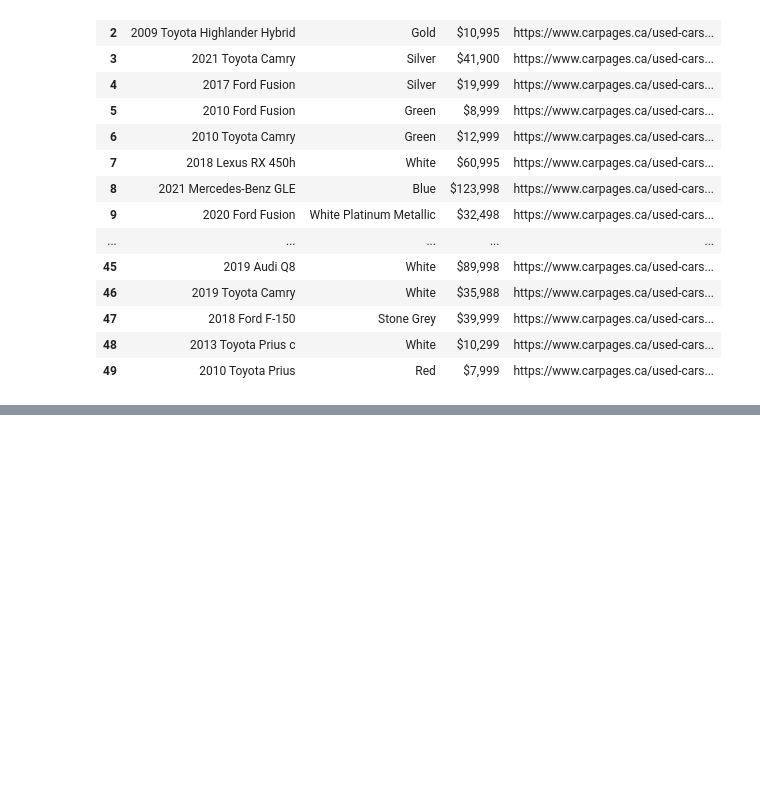
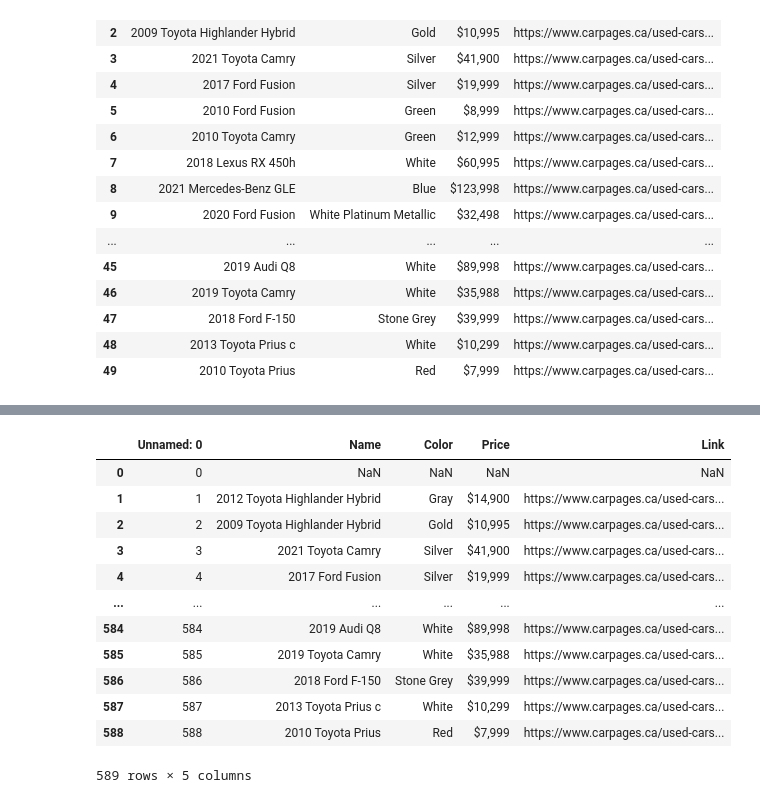
Before and after one commit to BeeLaBoo/BeeLaBoo, a Jupyter notebook: i-love-hybrid-car.ipynb, the cells around one changed output, grey strips where cells are left out. Drawn from its saved outputs; the diff is of its cells as text; code cells hidden in the pictures; blank space fills up the shorter version.

Commit message:
Kaggle Notebook | I love hybrid car | Version 2

```diff
--- a/i-love-hybrid-car.ipynb
+++ b/i-love-hybrid-car.ipynb
@@ -134,0 +195,16 @@ pd.read_csv('i_love_hybrid.csv')
+# %%
+pd.read_csv('more_hybrid.csv')
+# %% [output]
+|  | Unnamed: 0 | Name | Color | Price | Link |
+| 0 | 0 | NaN | NaN | NaN | NaN |
+| 1 | 1 | 2012 Toyota Highlander Hybrid | Gray | $14,900 | https://www.carpages.ca/used-cars... |
+| 2 | 2 | 2009 Toyota Highlander Hybrid | Gold | $10,995 | https://www.carpages.ca/used-cars... |
+| 3 | 3 | 2021 Toyota Camry | Silver | $41,900 | https://www.carpages.ca/used-cars... |
+| 4 | 4 | 2017 Ford Fusion | Silver | $19,999 | https://www.carpages.ca/used-cars... |
+| ... | ... | ... | ... | ... | ... |
+| 584 | 584 | 2019 Audi Q8 | White | $89,998 | https://www.carpages.ca/used-cars... |
+| 585 | 585 | 2019 Toyota Camry | White | $35,988 | https://www.carpages.ca/used-cars... |
+| 586 | 586 | 2018 Ford F-150 | Stone Grey | $39,999 | https://www.carpages.ca/used-cars... |
+| 587 | 587 | 2013 Toyota Prius c | White | $10,299 | https://www.carpages.ca/used-cars... |
+| 588 | 588 | 2010 Toyota Prius | Red | $7,999 | https://www.carpages.ca/used-cars... |
+589 rows × 5 columns
```
Also changed, not shown: parts of 7 cells of this notebook.
